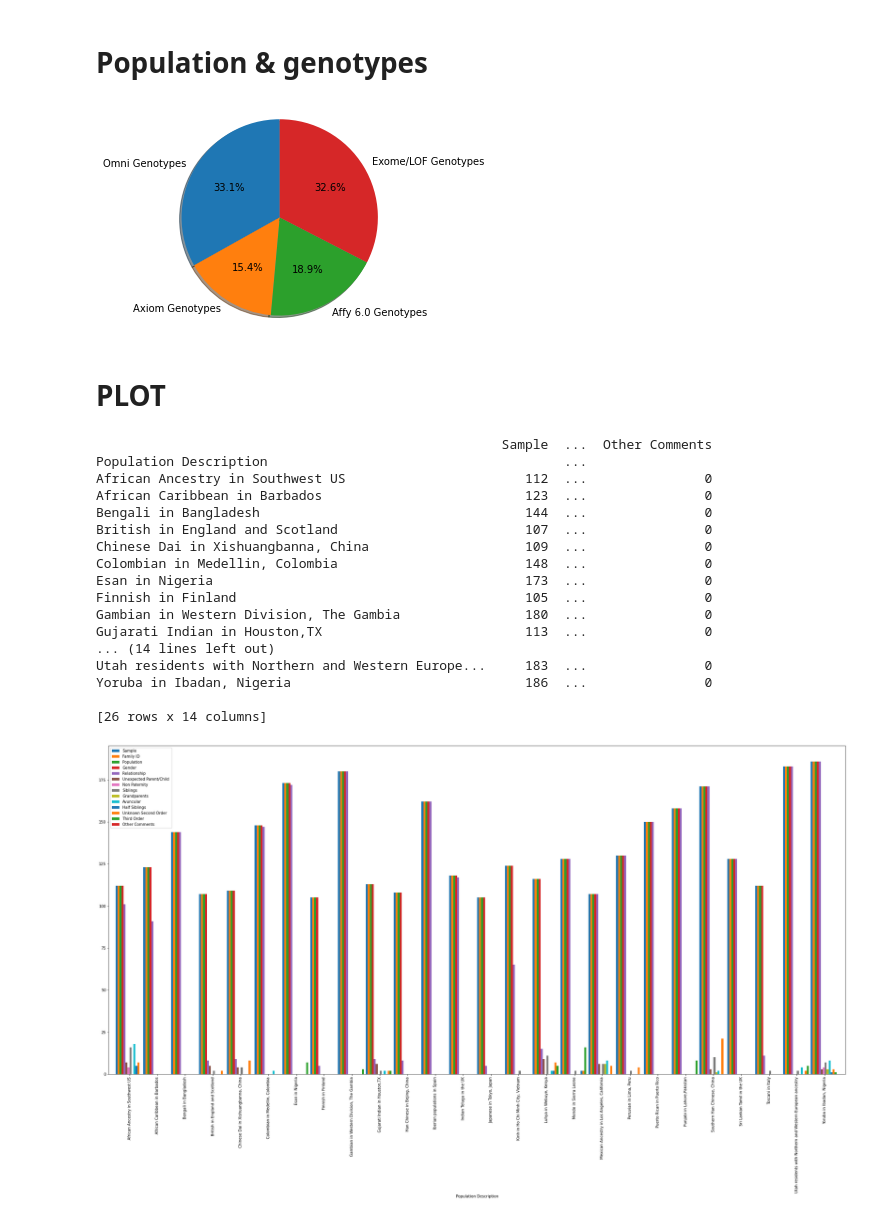
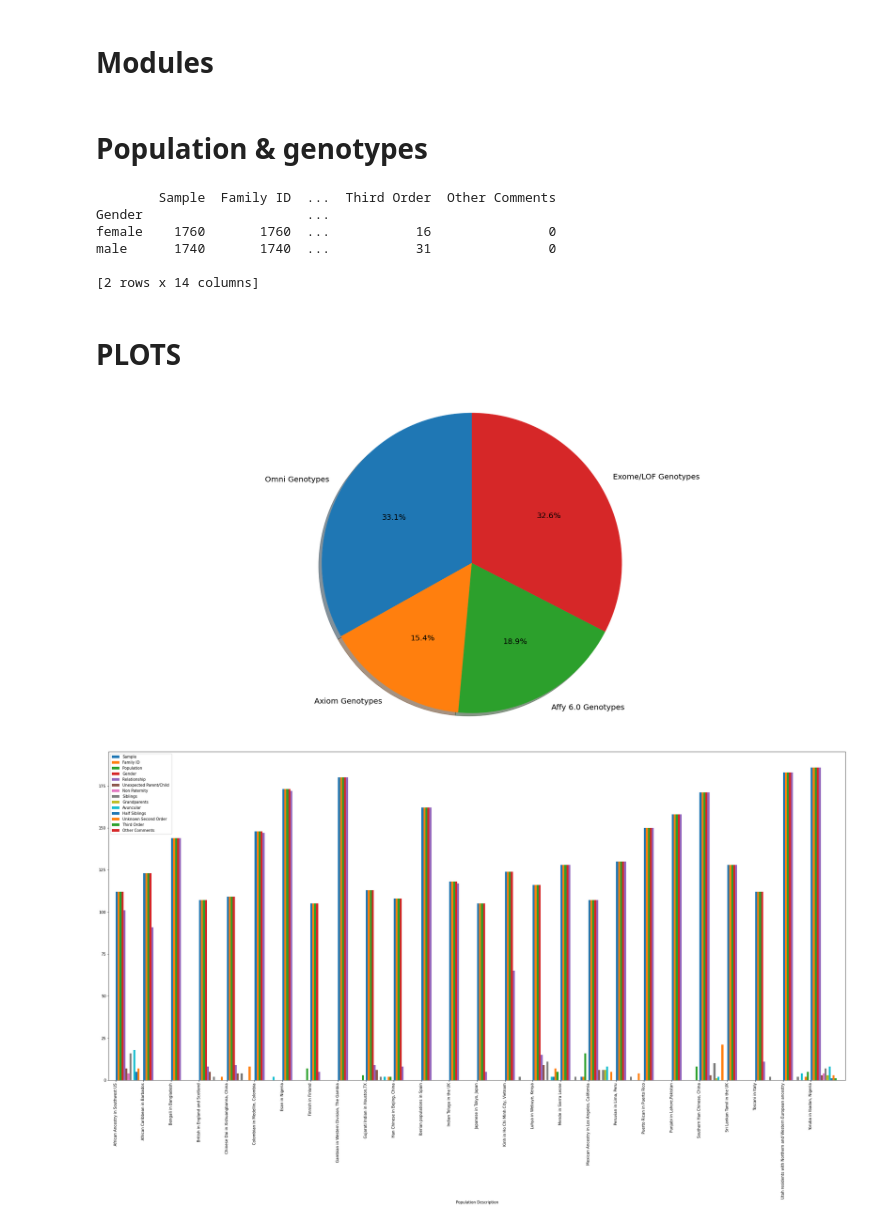
Before and after one commit to IoanaAndra/HackMed-2021---1000-Genomes-Project-, a Jupyter notebook: HackMed2021_Project.ipynb, the cells around one changed output. Saved outputs shown, nothing was run; the diff lists cells and outputs as text; code cells hidden in the pictures.

```diff
--- a/HackMed2021_Project.ipynb
+++ b/HackMed2021_Project.ipynb
@@ -15,3 +13,5 @@ User uploaded file "20130606_sample_info (2).xlsx" with length 990298 bytes
+# %% [markdown]
+# **Modules**
 # %%
 import pandas as pd
 import matplotlib.pyplot as plt
@@ -27,37 +25,24 @@ population = population.groupby("Population Description").count()
 gender = pd.read_excel('20130606_sample_info (2).xlsx', sheet_name='Sample Info', index_col=4)
 gender_nr = gender.groupby("Gender").count()
 
-omni = pd.read_excel('20130606_sample_info (2).xlsx', sheet_name='HD Genotypes', index_col=2)
+
+omni = pd.read_excel('20130606_sample_info (2).xlsx', sheet_name='HD Genotypes', index_col=3)
 omni_nr = omni.pivot_table(index = ['Has Omni Genotypes'], aggfunc ='size')
 omni_nr = pd.array(omni_nr, dtype=float)
 
-
-axiom = pd.read_excel('20130606_sample_info (2).xlsx', sheet_name='HD Genotypes', index_col=3)
+axiom = pd.read_excel('20130606_sample_info (2).xlsx', sheet_name='HD Genotypes', index_col=4)
 axiom_nr = axiom.pivot_table(index = ['Has Axiom Genotypes'], aggfunc ='size')
 axiom_nr = pd.array(axiom_nr, dtype=float)
 
-affy = pd.read_excel('20130606_sample_info (2).xlsx', sheet_name='HD Genotypes', index_col=4)
+affy = pd.read_excel('20130606_sample_info (2).xlsx', sheet_name='HD Genotypes', index_col=5)
 affy_nr = affy.pivot_table(index = ['Has Affy 6.0 Genotypes'], aggfunc ='size')
 affy_nr = pd.array(affy_nr, dtype=float)
 
-exome = pd.read_excel('20130606_sample_info (2).xlsx', sheet_name='HD Genotypes', index_col=5)
+exome = pd.read_excel('20130606_sample_info (2).xlsx', sheet_name='HD Genotypes', index_col=6)
 exome_nr = exome.pivot_table(index = ['Has Exome/LOF Genotypes'], aggfunc ='size')
 exome_nr = pd.array(exome_nr, dtype=float)
 
-
-
-labels = 'Omni Genotypes', 'Axiom Genotypes', 'Affy 6.0 Genotypes', 'Exome/LOF Genotypes'
-sizes = [omni_nr, axiom_nr, affy_nr, exome_nr]
-explode = (0, 0, 0, 0)
-
-fig1, ax1 = plt.subplots()
-ax1.pie(sizes, explode=explode, labels=labels, autopct='%1.1f%%',
-        shadow=True, startangle=90)
-ax1.axis('equal')
-
-plt.show()
-
-
+print(gender_nr)
 # print(omni_nr)
 # print(axiom_nr)
 # print(affy_nr)
@@ -67,32 +52,34 @@ plt.show()
 # print (gender)
 # print(omni)
 # %% [output]
-[figure, removed]
+        Sample  Family ID  ...  Third Order  Other Comments
+Gender                     ...
+female    1760       1760  ...           16               0
+male      1740       1740  ...           31               0
+
+[2 rows x 14 columns]
 # %% [markdown]
-# **PLOT**
+# **PLOTS**
+# %%
+labels = 'Omni Genotypes', 'Axiom Genotypes', 'Affy 6.0 Genotypes', 'Exome/LOF Genotypes'
+sizes = [omni_nr, axiom_nr, affy_nr, exome_nr]
+explode = (0, 0, 0, 0)
+
+
+fig1, ax1 = plt.subplots(figsize=(35, 16))
+ax1.pie(sizes, explode=explode, labels=labels, autopct='%1.1f%%', textprops={'fontsize': 20},
+        shadow=True, startangle=90)
+
+ax1.axis('equal')
+
+plt.show()
+# %% [output]
+[figure, added]
 # %%
-print(population)
 # .plot(kind = "bar")
 # .unstack()
-pd = population.groupby(['Population Description']).mean('Samples').plot.bar(figsize=(35, 16), width=1)
+pd = population.groupby(['Population Description']).mean('Samples').plot.bar(figsize=(35, 16), width=1,align='edge')
 
 plt.show()
 # %% [output]
-                                                    Sample  ...  Other Comments
-Population Description                                      ...
-African Ancestry in Southwest US                       112  ...               0
-African Caribbean in Barbados                          123  ...               0
-Bengali in Bangladesh                                  144  ...               0
-British in England and Scotland                        107  ...               0
-Chinese Dai in Xishuangbanna, China                    109  ...               0
-Colombian in Medellin, Colombia                        148  ...               0
-Esan in Nigeria                                        173  ...               0
-Finnish in Finland                                     105  ...               0
-Gambian in Western Division, The Gambia                180  ...               0
-Gujarati Indian in Houston,TX                          113  ...               0
-... (14 lines left out)
-Utah residents with Northern and Western Europe...     183  ...               0
-Yoruba in Ibadan, Nigeria                              186  ...               0
-
-[26 rows x 14 columns]
-[figure, old version]
+[figure, new version]
```
Also changed, not shown: parts of 6 cells of this notebook.
